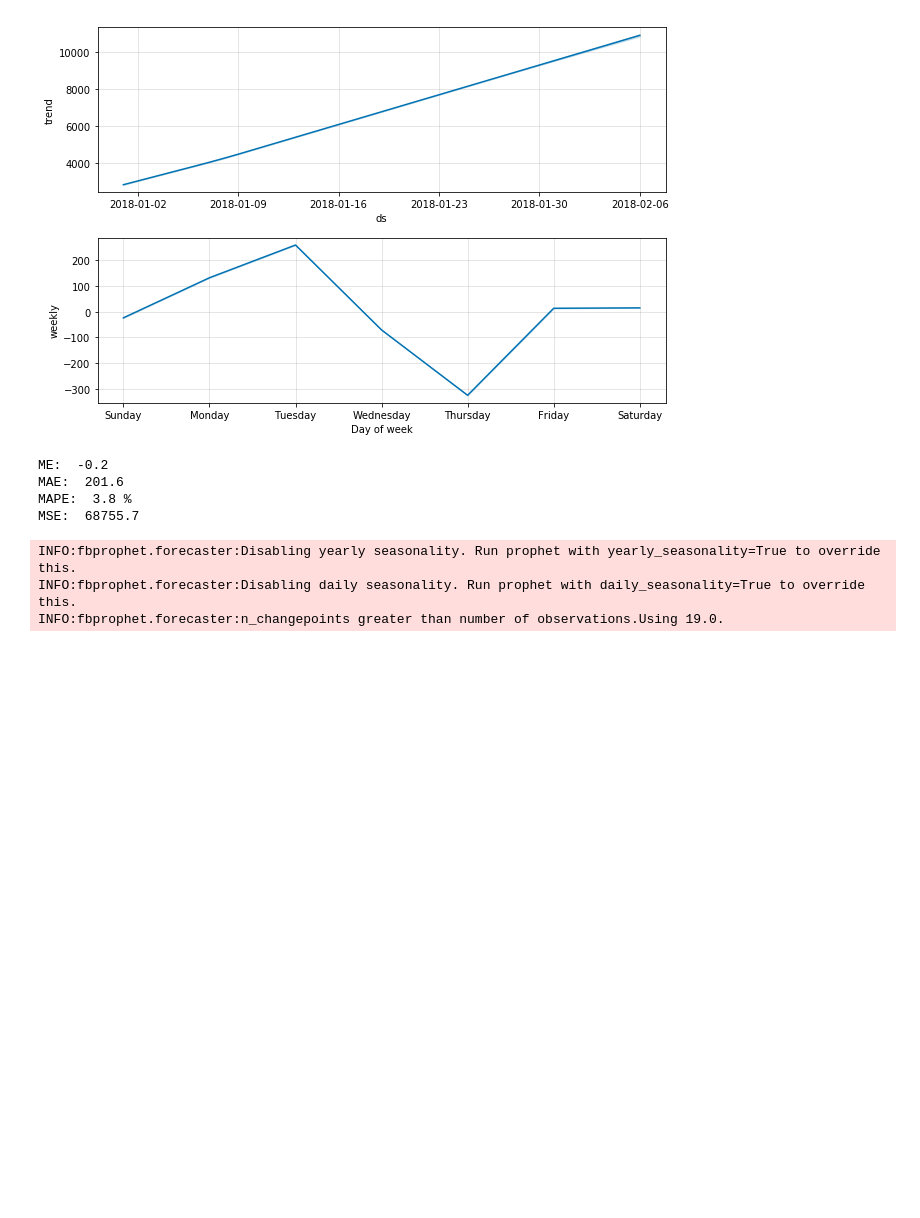
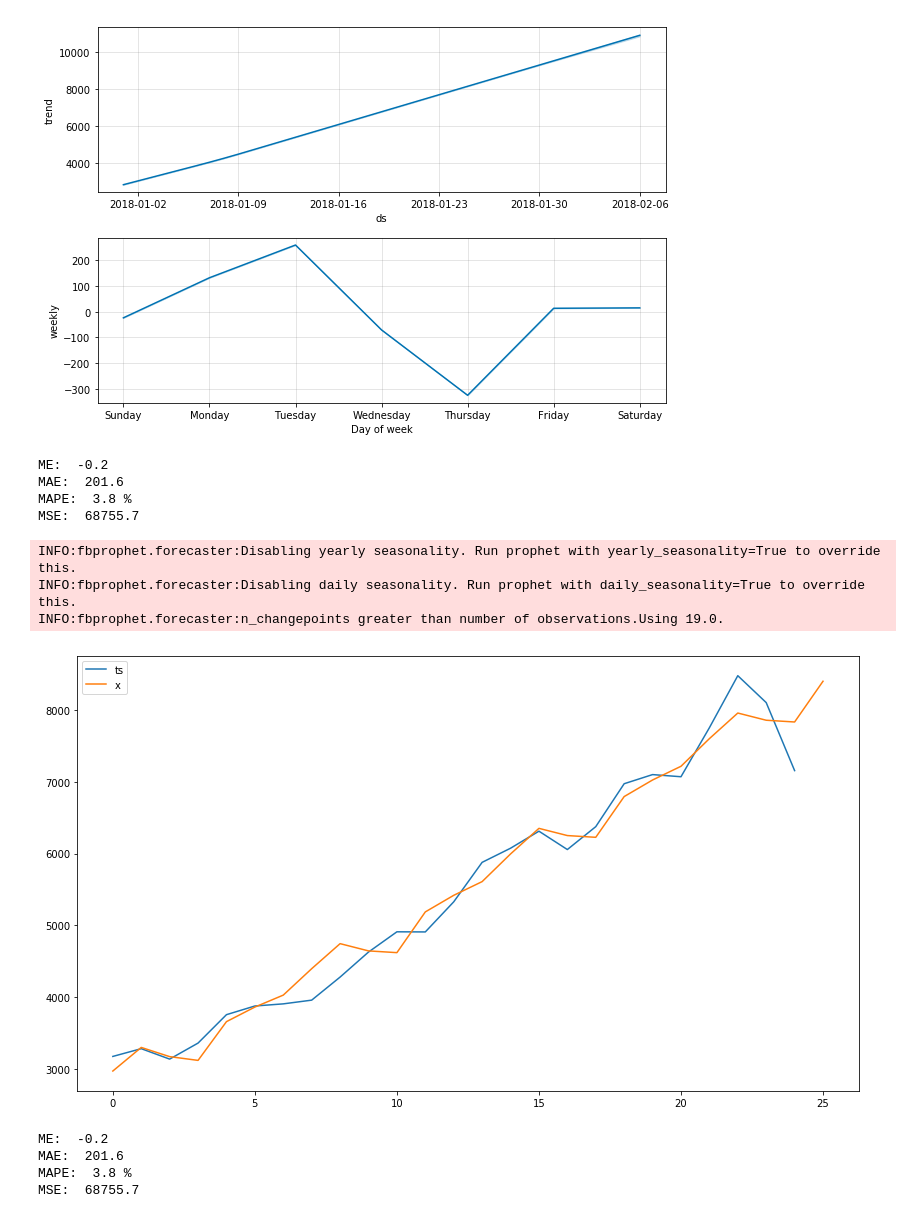
Before and after one commit to ropinotex/forecasting, a Jupyter notebook: Forecasting.ipynb, the cells around one changed output. Cells and saved outputs as stored; diff of their text form; code cells hidden in the pictures; blank space fills up the shorter version.

Commit message:
modified:   Forecasting.ipynb 	modified:   requirements.txt Update requirements.txt

```diff
--- a/Forecasting.ipynb
+++ b/Forecasting.ipynb
@@ -742,8 +742,19 @@ MAE:  201.6
 MAPE:  3.8 %
 MSE:  68755.7
 # %%
-x = f.fb_forecast(ts, plot=True)
+x = f.fb_forecast(ts, plot=False)
 # %% [output]
 INFO:fbprophet.forecaster:Disabling yearly seasonality. Run prophet with yearly_seasonality=True to override this.
 INFO:fbprophet.forecaster:Disabling daily seasonality. Run prophet with daily_seasonality=True to override this.
 INFO:fbprophet.forecaster:n_changepoints greater than number of observations.Using 19.0.
+# %%
+f.plot(ts=ts, x=x)
+# %% [output]
+[figure, added]
+# %%
+f.kpi(ts, x)
+# %% [output]
+ME:  -0.2
+MAE:  201.6
+MAPE:  3.8 %
+MSE:  68755.7
```
Also changed, not shown: 1 other file.
